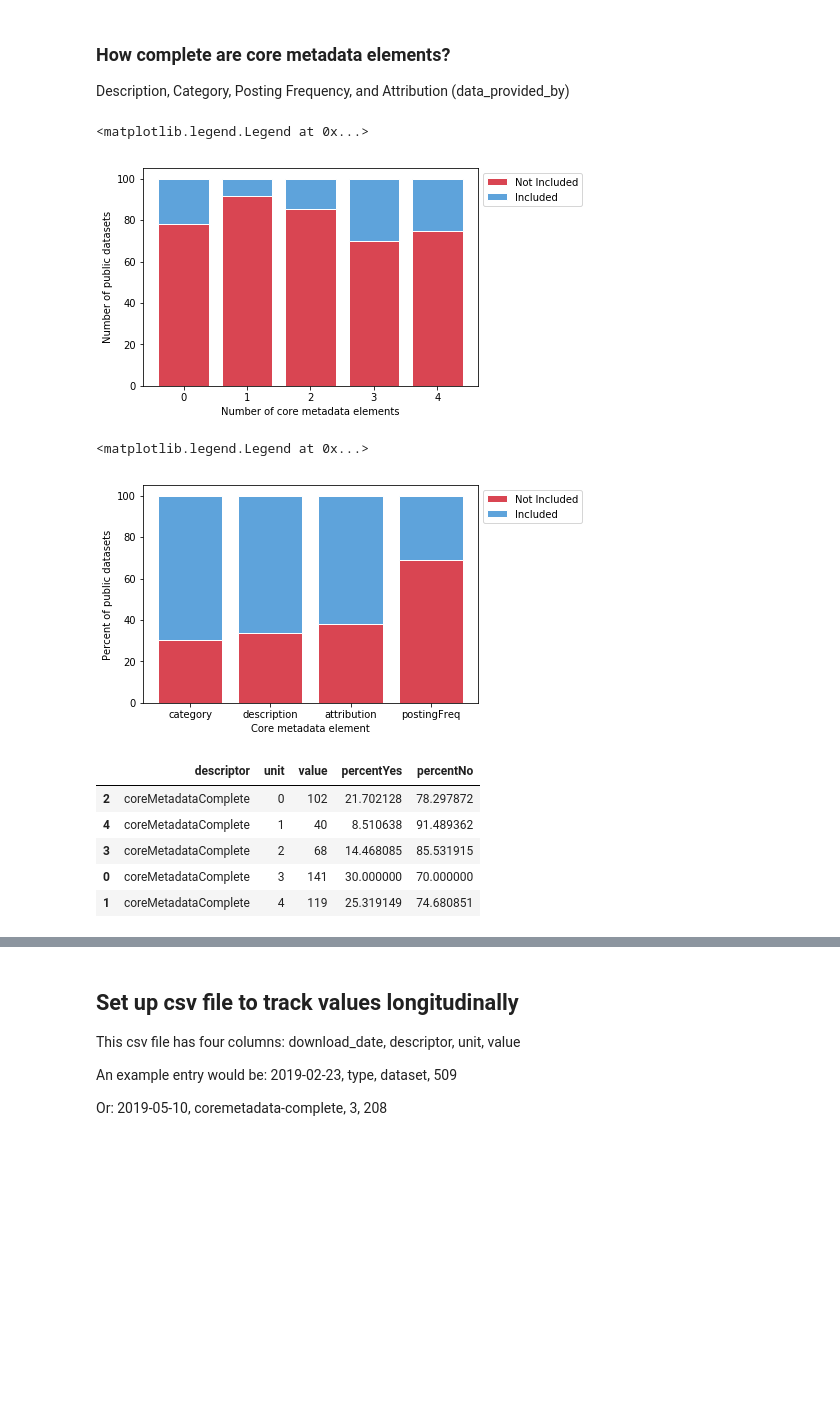
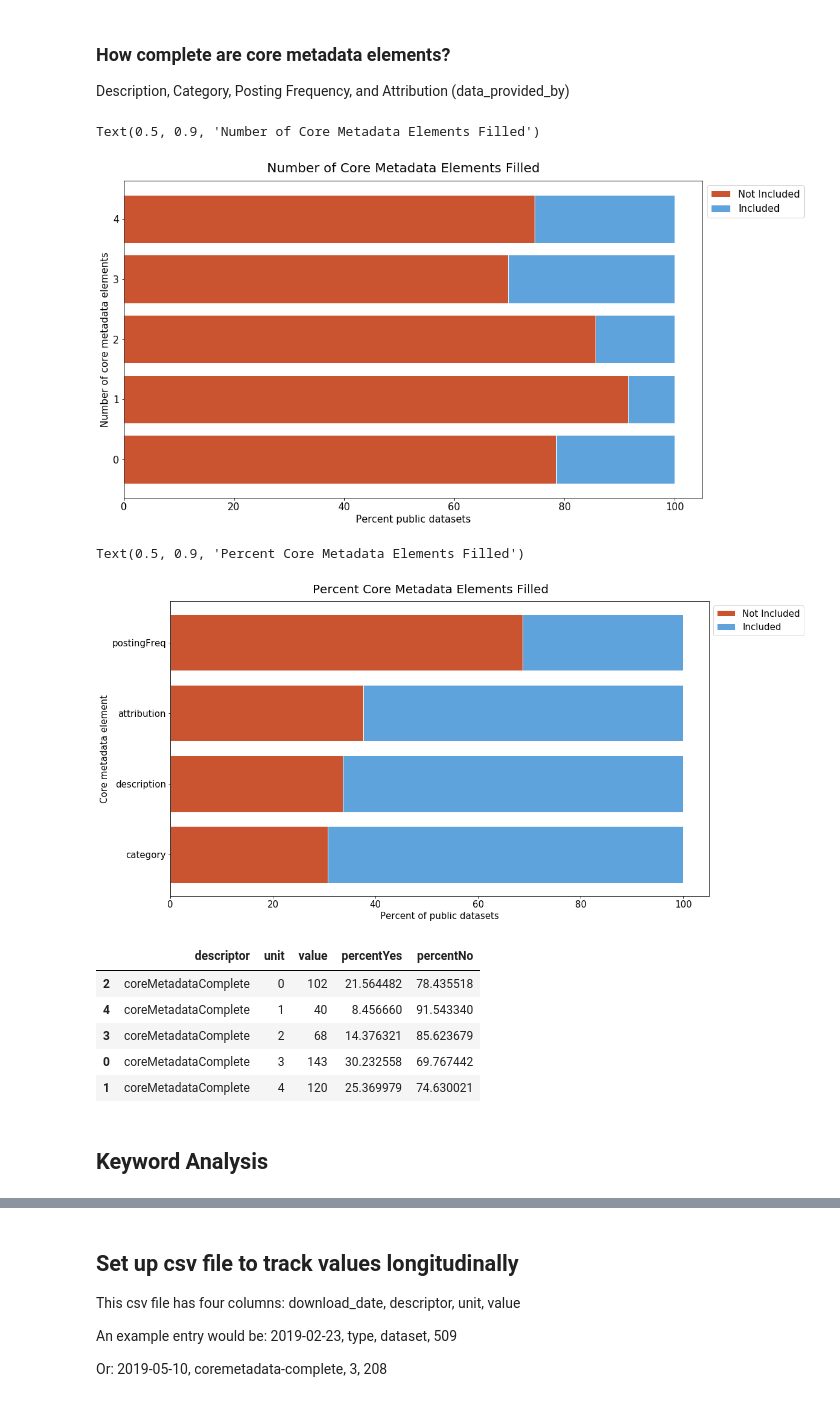
Before and after one commit to OpenDataLiteracy/WSL-AMF, a Jupyter notebook: portal-dashboard/socrata-all-metadata.ipynb, the cells around one changed output, grey strips where cells are left out. Drawn from its saved outputs; the diff is of its cells as text; code cells hidden in the pictures; blank space fills up the shorter version.

```diff
--- a/portal-dashboard/socrata-all-metadata.ipynb
+++ b/portal-dashboard/socrata-all-metadata.ipynb
@@ -136,6 +148,7 @@ pltdf2 = pd.concat([pltdf2, new_row], sort=True) #Add the 'others' value to the
 
 
 #plot the types
+plt.rcParams["figure.figsize"] = [16,9]
 cs=cm.YlGn(np.arange(6)/8.)
 pltdf2.plot(y='value', kind='pie', labels=pltdf2.unit, colors=cs, legend=False, textprops={'fontsize': 16})
 plt.ylabel('') #Gets rid of the "Counts label"
@@ -378,10 +417,6 @@ dfmeta = pd.read_csv(descriptor+'-METADATA'+str(datetime.datetime.now().strftime
 # %% [markdown]
 ### How complete are available metadata elements?
 'description','category','attribution','periodOfTime','postingFreq','originator','link','licenseId','tags','rowLabel', 'metadataLanguage'
-# %%
-#dfmeta.count(axis='columns')
-#dfmeta.loc[446,]
-dfmeta = pd.read_csv(descriptor+'-METADATA'+str(datetime.datetime.now().strftime("%Y-%m-%d"))+'.csv',encoding='cp1252')
 # %%
 #Available metadata dataframe of public datasets
 #dfmeta['numColumnDescriptions'].replace(0, np.nan, inplace = True)
@@ -479,53 +526,69 @@ cdfmeta['percentYes'] = cdfmeta['value']/len(dfmeta) * 100
 cdfmeta['percentNo'] = 100 - cdfmeta['percentYes']
 
 #plot the counts
+
+#Font Size
+ftsz = 15
+
 #cdfmeta.plot(y='value', kind='bar', x='unit', legend=False, title='Core elements out of 4')
 # Create No bars
-plt.bar(cdfmeta['unit'], cdfmeta['percentNo'], color='#d94552', edgecolor='white', label='Not Included')
+plt.barh(cdfmeta['unit'], cdfmeta['percentNo'], color='#ca5330', edgecolor='white', label='Not Included')
 # Create Yes bars
-plt.bar(cdfmeta['unit'], cdfmeta['percentYes'], bottom=cdfmeta['percentNo'], color='#5ea3db', edgecolor='white', label='Included')
+plt.barh(cdfmeta['unit'], cdfmeta['percentYes'], left=cdfmeta['percentNo'], color='#5ea3db', edgecolor='white', label='Included')
 
 
-plt.ylabel('Percent public datasets') #Gets rid of the "Counts lable"
-plt.xlabel('Number of core metadata elements')
-plt.legend(loc='upper left', bbox_to_anchor=(1,1), ncol=1)
+plt.xlabel('Percent public datasets', fontsize=ftsz) #Gets rid of the "Counts lable"
+plt.ylabel('Number of core metadata elements', fontsize=ftsz)
+plt.legend(loc='upper left', bbox_to_anchor=(1,1), ncol=1, fontsize=ftsz)
+plt.xticks(fontsize=ftsz)
+plt.yticks(fontsize=ftsz)
+plt.figtext(.5,.9,'Number of Core Metadata Elements Filled', fontsize=(ftsz+5), ha='center')
 # %% [output]
-<matplotlib.legend.Legend at 0x...>
+Text(0.5, 0.9, 'Number of Core Metadata Elements Filled')
-[figure, old version]
+[figure, new version]
 # %%
 #Look at each core element
 # Count the number of not null values for each column - Description, Category, Posting Frequency, and Attribution
 coremeta = cdfmetaorig.count('rows')
 
 coremeta1 = pd.DataFrame({'origIndex':coremeta.index, 'value':coremeta.values}) #Converts the series to a dataframe
 
 coremeta1['percentYes'] = coremeta1['value']/len(dfmeta) * 100
 coremeta1['percentNo'] = 100 - coremeta1['percentYes']
 
 coremeta2 = coremeta1.iloc[1:] #Get rid of id row
 
 coremeta3 = coremeta2.sort_values('value',ascending=False) #sort the rows
 
 #plot the counts
+
+#Font Size
+ftsz = 15
+
 # Create No bars
-plt.bar(coremeta3['origIndex'], coremeta3['percentNo'], color='#d94552', edgecolor='white', label='Not Included')
+plt.barh(coremeta3['origIndex'], coremeta3['percentNo'], color='#ca5330', edgecolor='white', label='Not Included')
 # Create Yes bars
-plt.bar(coremeta3['origIndex'], coremeta3['percentYes'], bottom=coremeta3['percentNo'], color='#5ea3db', edgecolor='white', label='Included')
+plt.barh(coremeta3['origIndex'], coremeta3['percentYes'], left=coremeta3['percentNo'], color='#5ea3db', edgecolor='white', label='Included')
 
 #coremeta3.plot(y='percentYes', kind='bar', x='origIndex', legend=False, title='Datasets with Completed Element')
 #coremeta3.plot(y='percentNo', bottom='percentYes' kind='bar', x='origIndex', legend=False, title='Datasets with Completed Element')
-plt.ylabel('Percent of public datasets') #Gets rid of the "Counts lable"
-plt.xlabel('Core metadata element')
-plt.legend(loc='upper left', bbox_to_anchor=(1,1), ncol=1)
+plt.xlabel('Percent of public datasets', fontsize=ftsz) #Gets rid of the "Counts lable"
+plt.ylabel('Core metadata element', fontsize=ftsz)
+plt.legend(loc='upper left', bbox_to_anchor=(1,1), ncol=1, fontsize=ftsz)
+plt.xticks(fontsize=ftsz)
+plt.yticks(fontsize=ftsz)
+plt.figtext(.5,.9,'Percent Core Metadata Elements Filled', fontsize=(ftsz+5), ha='center')
 # %% [output]
-<matplotlib.legend.Legend at 0x...>
+Text(0.5, 0.9, 'Percent Core Metadata Elements Filled')
-[figure, old version]
+[figure, new version]
 # %%
 cdfmeta.head()
 # %% [output]
 |  | descriptor | unit | value | percentYes | percentNo |
-| 2 | coreMetadataComplete | 0 | 102 | 21.702128 | 78.297872 |
-| 4 | coreMetadataComplete | 1 | 40 | 8.510638 | 91.489362 |
-| 3 | coreMetadataComplete | 2 | 68 | 14.468085 | 85.531915 |
-| 0 | coreMetadataComplete | 3 | 141 | 30.000000 | 70.000000 |
-| 1 | coreMetadataComplete | 4 | 119 | 25.319149 | 74.680851 |
+| 2 | coreMetadataComplete | 0 | 102 | 21.564482 | 78.435518 |
+| 4 | coreMetadataComplete | 1 | 40 | 8.456660 | 91.543340 |
+| 3 | coreMetadataComplete | 2 | 68 | 14.376321 | 85.623679 |
+| 0 | coreMetadataComplete | 3 | 143 | 30.232558 | 69.767442 |
+| 1 | coreMetadataComplete | 4 | 120 | 25.369979 | 74.630021 |
+# %% [markdown]
+## Keyword Analysis
```
Also changed, not shown: parts of 29 cells of this notebook.
